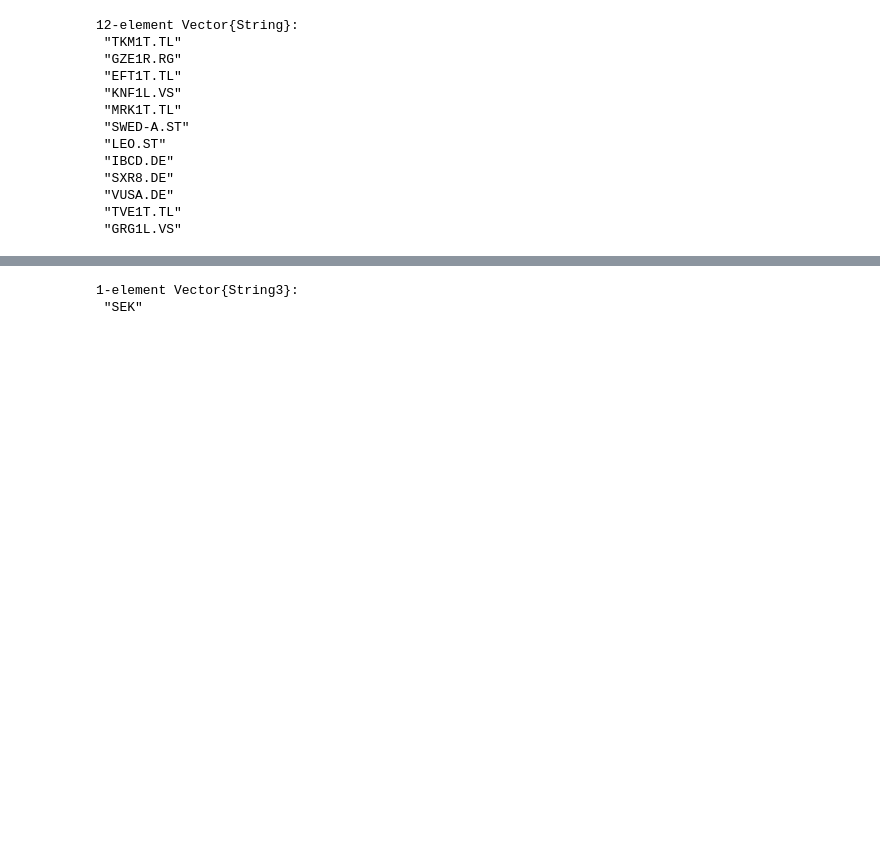
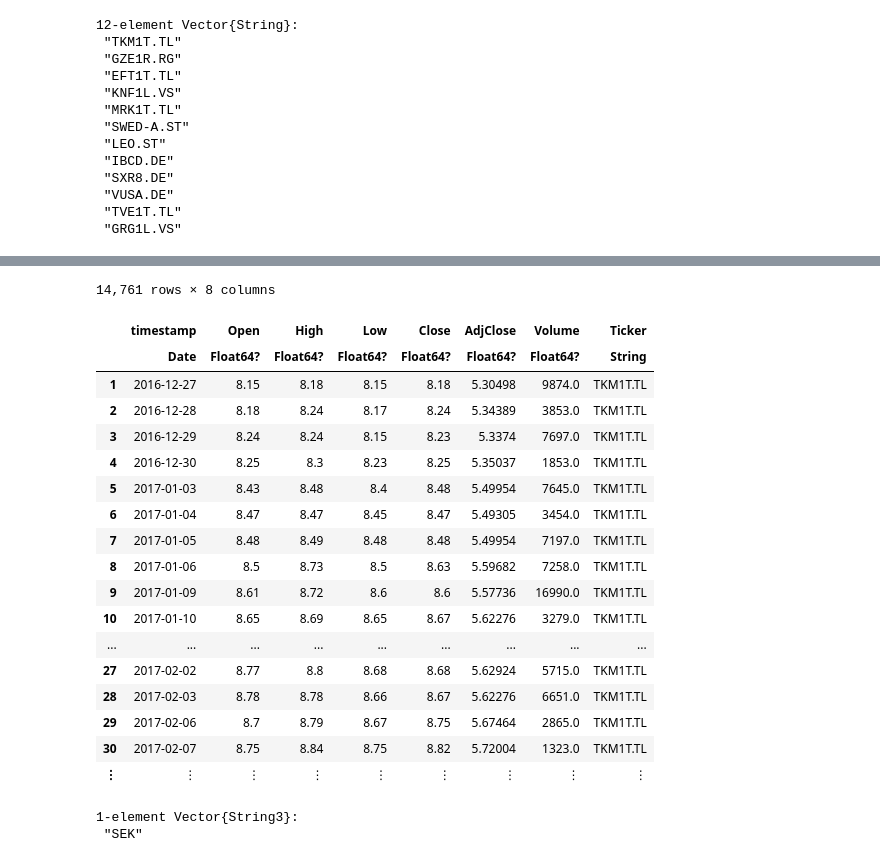
Before and after one commit to kilpkonn/PortfolioAnalysis, a Jupyter notebook: 2021-recap.ipynb, the cells around one changed output, grey strips where cells are left out. Drawn from its saved outputs; the diff is of its cells as text; code cells hidden in the pictures; blank space fills up the shorter version.

```diff
--- a/2021-recap.ipynb
+++ b/2021-recap.ipynb
@@ -194,11 +188,32 @@ currentyeardf[!, ["SÜMBOL", "TEHINGUPÄEV", "CUMKOGUS", "VALUUTA"]]
 # %%
 function download(ticker)
     data = yahoo(ticker, YahooOpt(period1=DateTime(periodstart)-Dates.Day(7), period2=DateTime(periodend), interval="1d"));
     df = DataFrame(data);
     df[!, "Ticker"] .= ticker;
     df
 end
-tickersdf = reduce(vcat, [download(ticker) for ticker in tickers]);
+tickersdf = reduce(vcat, [download(ticker) for ticker in tickers])
+tickersdf = tickersdf[completecases(tickersdf), :]
+# %% [output]
+14,761 rows × 8 columns
+|  | timestamp | Open | High | Low | Close | AdjClose | Volume | Ticker |
+|  | Date | Float64? | Float64? | Float64? | Float64? | Float64? | Float64? | String |
+| 1 | 2016-12-27 | 8.15 | 8.18 | 8.15 | 8.18 | 5.30498 | 9874.0 | TKM1T.TL |
+| 2 | 2016-12-28 | 8.18 | 8.24 | 8.17 | 8.24 | 5.34389 | 3853.0 | TKM1T.TL |
+| 3 | 2016-12-29 | 8.24 | 8.24 | 8.15 | 8.23 | 5.3374 | 7697.0 | TKM1T.TL |
+| 4 | 2016-12-30 | 8.25 | 8.3 | 8.23 | 8.25 | 5.35037 | 1853.0 | TKM1T.TL |
+| 5 | 2017-01-03 | 8.43 | 8.48 | 8.4 | 8.48 | 5.49954 | 7645.0 | TKM1T.TL |
+| 6 | 2017-01-04 | 8.47 | 8.47 | 8.45 | 8.47 | 5.49305 | 3454.0 | TKM1T.TL |
+| 7 | 2017-01-05 | 8.48 | 8.49 | 8.48 | 8.48 | 5.49954 | 7197.0 | TKM1T.TL |
+| 8 | 2017-01-06 | 8.5 | 8.73 | 8.5 | 8.63 | 5.59682 | 7258.0 | TKM1T.TL |
+| 9 | 2017-01-09 | 8.61 | 8.72 | 8.6 | 8.6 | 5.57736 | 16990.0 | TKM1T.TL |
+| 10 | 2017-01-10 | 8.65 | 8.69 | 8.65 | 8.67 | 5.62276 | 3279.0 | TKM1T.TL |
+| ... | ... | ... | ... | ... | ... | ... | ... | ... |
+| 27 | 2017-02-02 | 8.77 | 8.8 | 8.68 | 8.68 | 5.62924 | 5715.0 | TKM1T.TL |
+| 28 | 2017-02-03 | 8.78 | 8.78 | 8.66 | 8.67 | 5.62276 | 6651.0 | TKM1T.TL |
+| 29 | 2017-02-06 | 8.7 | 8.79 | 8.67 | 8.75 | 5.67464 | 2865.0 | TKM1T.TL |
+| 30 | 2017-02-07 | 8.75 | 8.84 | 8.75 | 8.82 | 5.72004 | 1323.0 | TKM1T.TL |
+| ⋮ | ⋮ | ⋮ | ⋮ | ⋮ | ⋮ | ⋮ | ⋮ | ⋮ |
 # %%
 currencies = unique(currentyeardf."VALUUTA")
 currencies = currencies[currencies .!= "EUR"]
```
Also changed, not shown: parts of 21 cells of this notebook, 2 other files.
